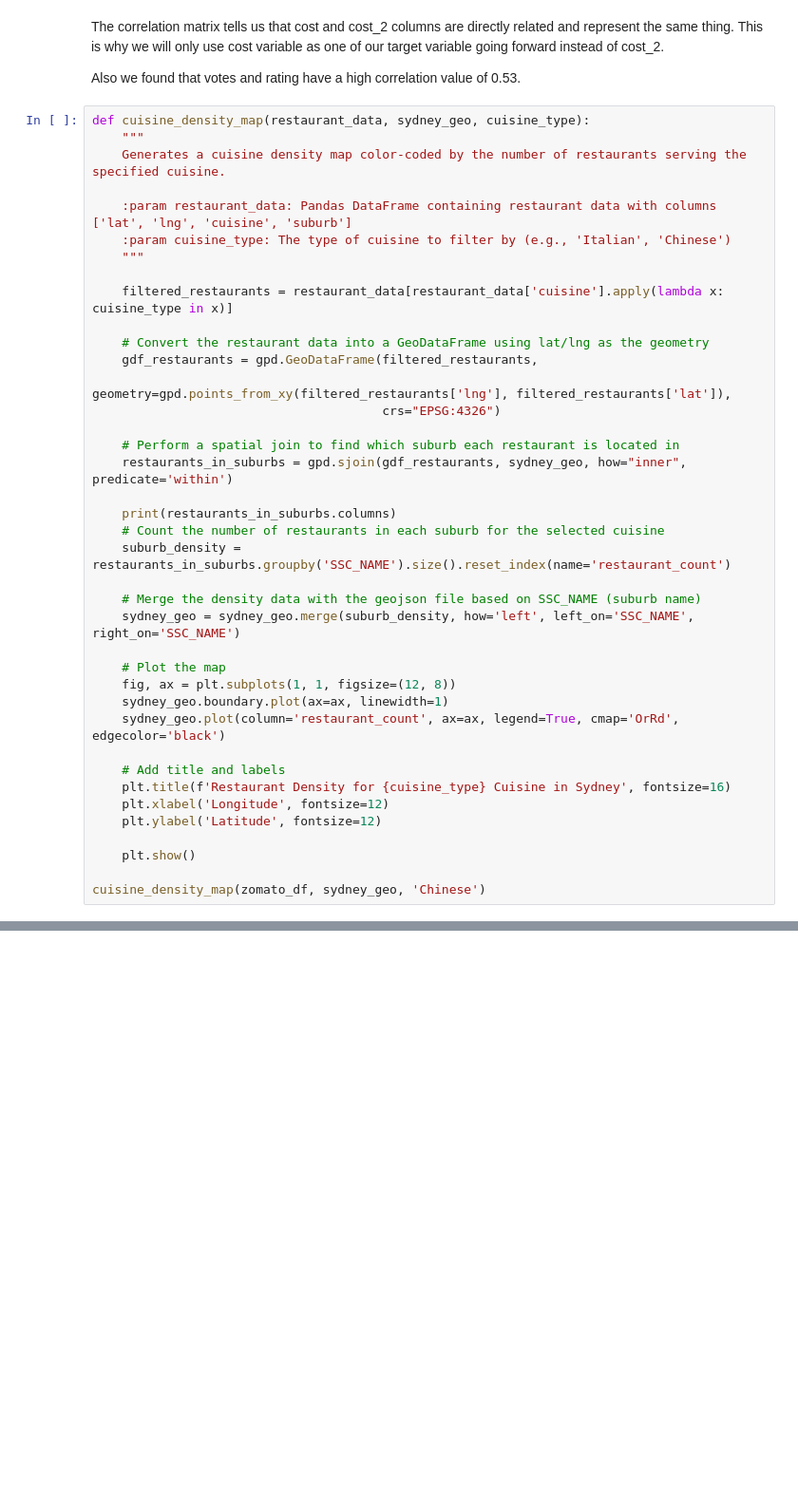
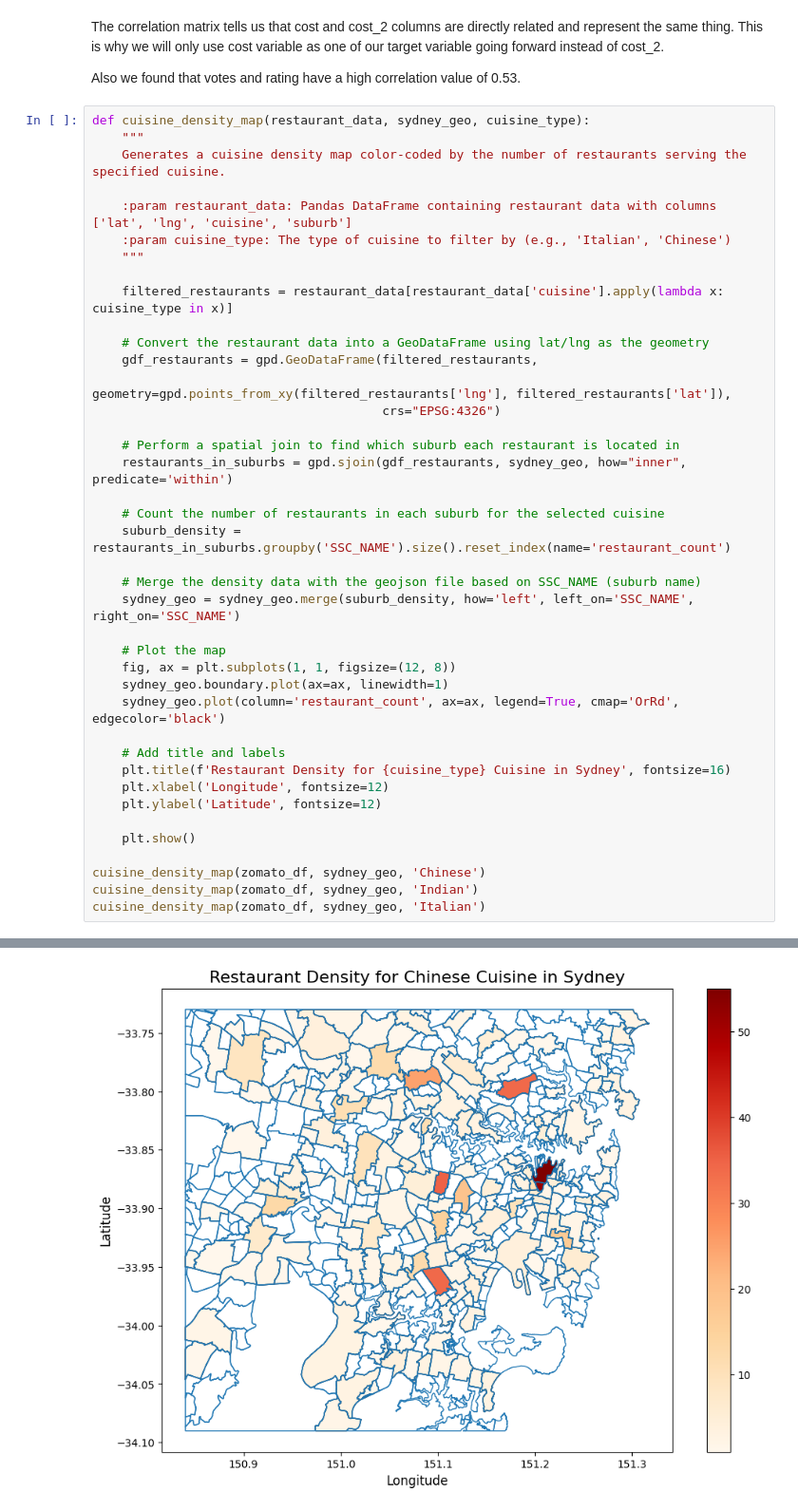
Before and after one commit to alleyshairu/dcts, a Jupyter notebook: main.ipynb, the cells around one changed output, grey strips where cells are left out. Shown at 95% size. Cells and saved outputs as stored; diff of their text form; blank space fills up the shorter version.

Commit message:
density graph

```diff
--- a/main.ipynb
+++ b/main.ipynb
@@ -289,31 +289,33 @@ def cuisine_density_map(restaurant_data, sydney_geo, cuisine_type):
                                        crs="EPSG:4326")
 
     # Perform a spatial join to find which suburb each restaurant is located in
     restaurants_in_suburbs = gpd.sjoin(gdf_restaurants, sydney_geo, how="inner", predicate='within')
 
-    print(restaurants_in_suburbs.columns)
     # Count the number of restaurants in each suburb for the selected cuisine
     suburb_density = restaurants_in_suburbs.groupby('SSC_NAME').size().reset_index(name='restaurant_count')
 
     # Merge the density data with the geojson file based on SSC_NAME (suburb name)
     sydney_geo = sydney_geo.merge(suburb_density, how='left', left_on='SSC_NAME', right_on='SSC_NAME')
 
     # Plot the map
     fig, ax = plt.subplots(1, 1, figsize=(12, 8))
     sydney_geo.boundary.plot(ax=ax, linewidth=1)
     sydney_geo.plot(column='restaurant_count', ax=ax, legend=True, cmap='OrRd', edgecolor='black')
 
     # Add title and labels
     plt.title(f'Restaurant Density for {cuisine_type} Cuisine in Sydney', fontsize=16)
     plt.xlabel('Longitude', fontsize=12)
     plt.ylabel('Latitude', fontsize=12)
 
     plt.show()
 
 cuisine_density_map(zomato_df, sydney_geo, 'Chinese')
+cuisine_density_map(zomato_df, sydney_geo, 'Indian')
+cuisine_density_map(zomato_df, sydney_geo, 'Italian')
 # %% [output]
 Index(['address', 'cost', 'cuisine', 'lat', 'link', 'lng', 'phone',
        'rating_number', 'rating_text', 'subzone', 'title', 'type', 'votes',
        'groupon', 'color', 'cost_2', 'cuisine_color', 'geometry',
        'index_right', 'SSC_CODE', 'SSC_NAME', 'CONF_VALUE', 'SQKM'],
       dtype='object')
+[figure, new version]
```
Also changed, not shown: parts of 2 cells of this notebook.
